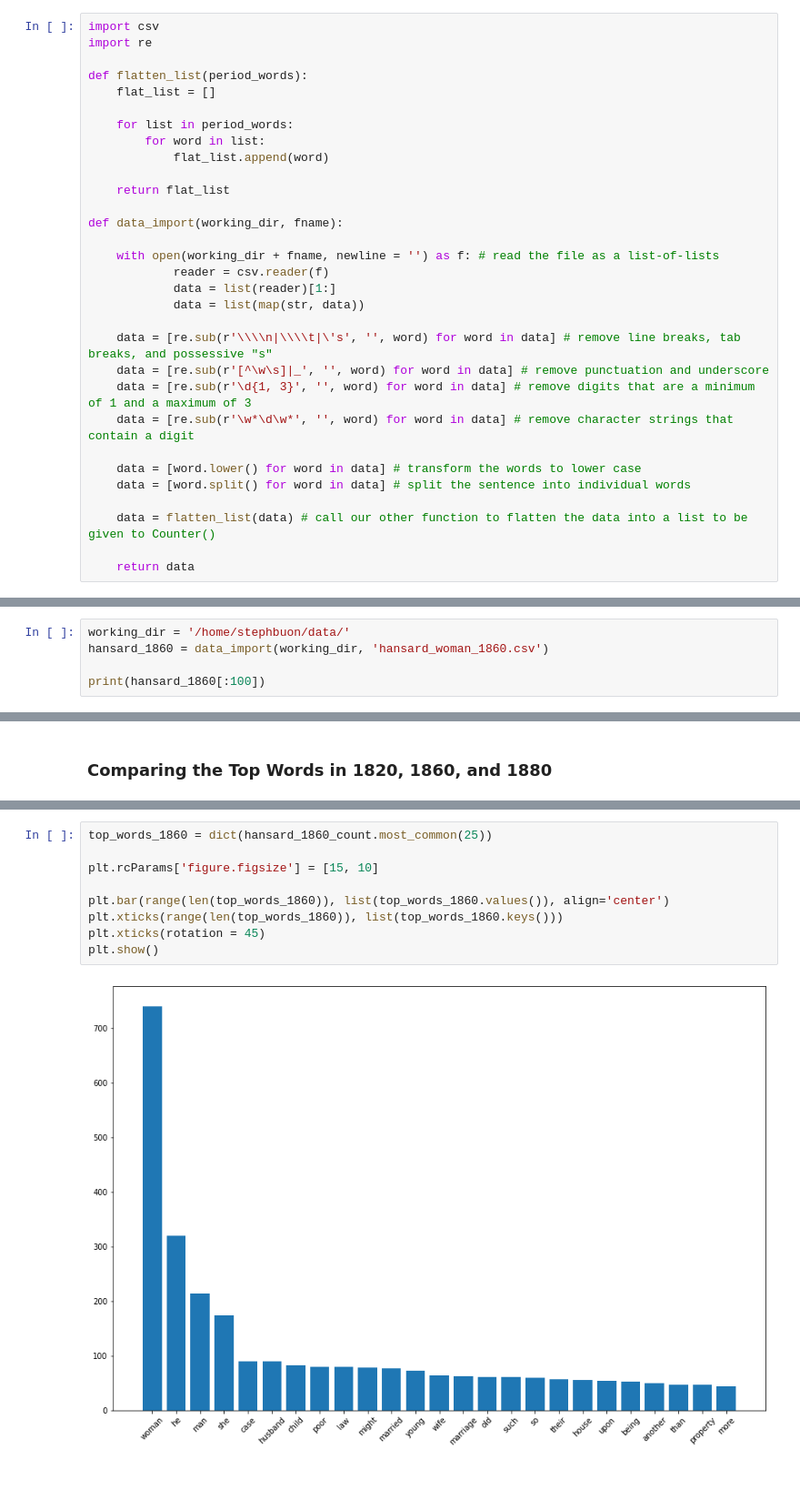
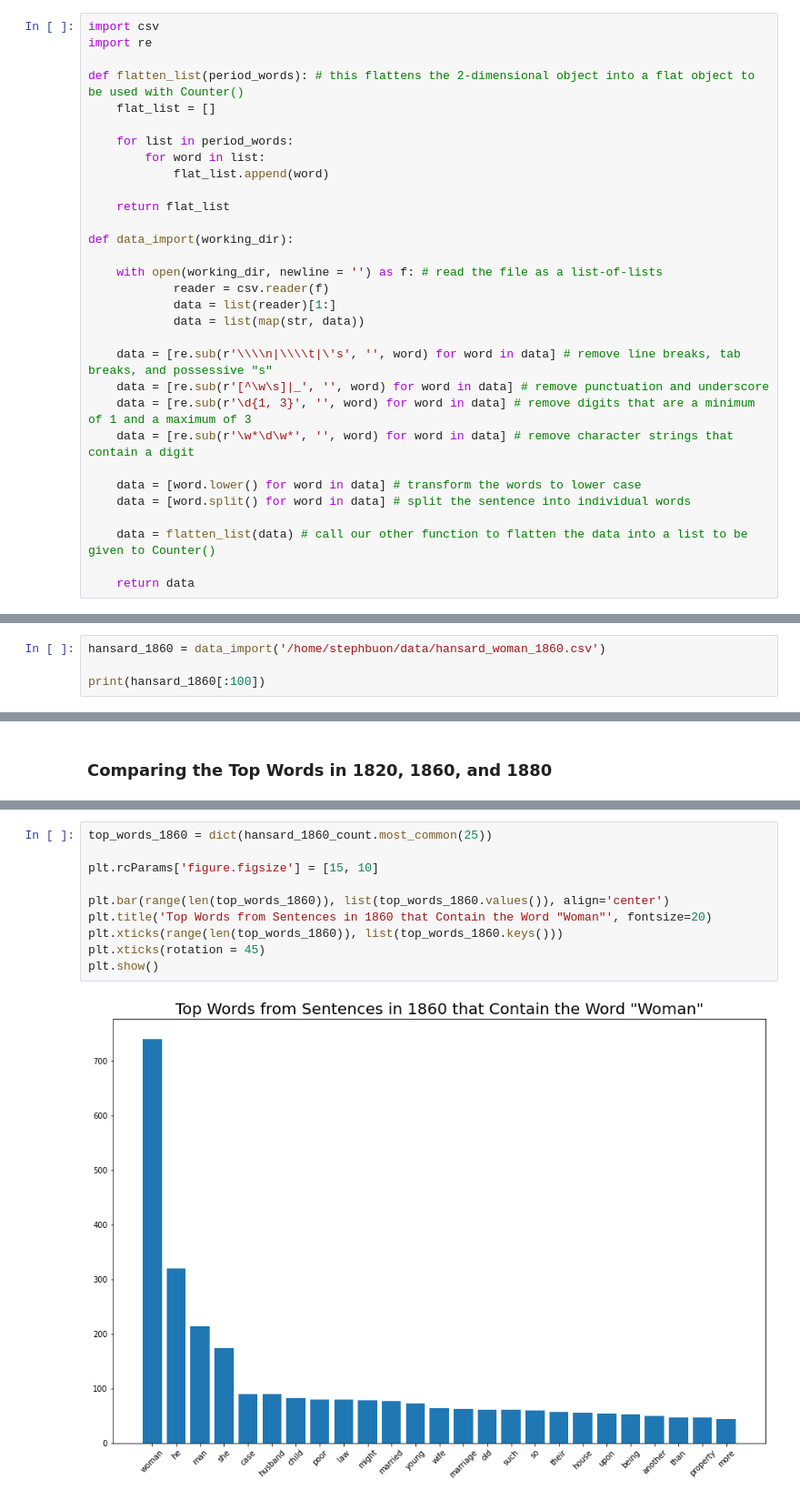
Before and after one commit to stephbuon/faha-2022, a Jupyter notebook: word-counts/counting_words.ipynb, the cells around one changed output, grey strips where cells are left out. Shown at 91% size. Cells and saved outputs as stored; diff of their text form.

Commit message:
updated word count notebook

```diff
--- a/word-counts/counting_words.ipynb
+++ b/word-counts/counting_words.ipynb
@@ -330,7 +341,7 @@ After importing the data it is cleaned (e.g. things like symbols are removed) an
 import csv
 import re
 
-def flatten_list(period_words):
+def flatten_list(period_words): # this flattens the 2-dimensional object into a flat object to be used with Counter()
     flat_list = []
 
     for list in period_words:
@@ -339,9 +350,9 @@ def flatten_list(period_words):
 
     return flat_list
 
-def data_import(working_dir, fname):
+def data_import(working_dir):
 
-    with open(working_dir + fname, newline = '') as f: # read the file as a list-of-lists
+    with open(working_dir, newline = '') as f: # read the file as a list-of-lists
             reader = csv.reader(f)
             data = list(reader)[1:]
             data = list(map(str, data))
@@ -360,6 +373,5 @@ def data_import(working_dir, fname):
 # %%
-working_dir = '/home/stephbuon/data/'
-hansard_1860 = data_import(working_dir, 'hansard_woman_1860.csv')
+hansard_1860 = data_import('/home/stephbuon/data/hansard_woman_1860.csv')
 
 print(hansard_1860[:100])
 # %% [output]
@@ -418,14 +434,15 @@ plt.show()
 # %%
 top_words_1860 = dict(hansard_1860_count.most_common(25))
 
 plt.rcParams['figure.figsize'] = [15, 10]
 
 plt.bar(range(len(top_words_1860)), list(top_words_1860.values()), align='center')
+plt.title('Top Words from Sentences in 1860 that Contain the Word "Woman"', fontsize=20)
 plt.xticks(range(len(top_words_1860)), list(top_words_1860.keys()))
 plt.xticks(rotation = 45)
 plt.show()
 # %% [output]
-[figure, old version]
+[figure, new version]
 # %%
 top_words_1880 = dict(hansard_1880_count.most_common(25))
 
```
Also changed, not shown: parts of 24 cells of this notebook.
